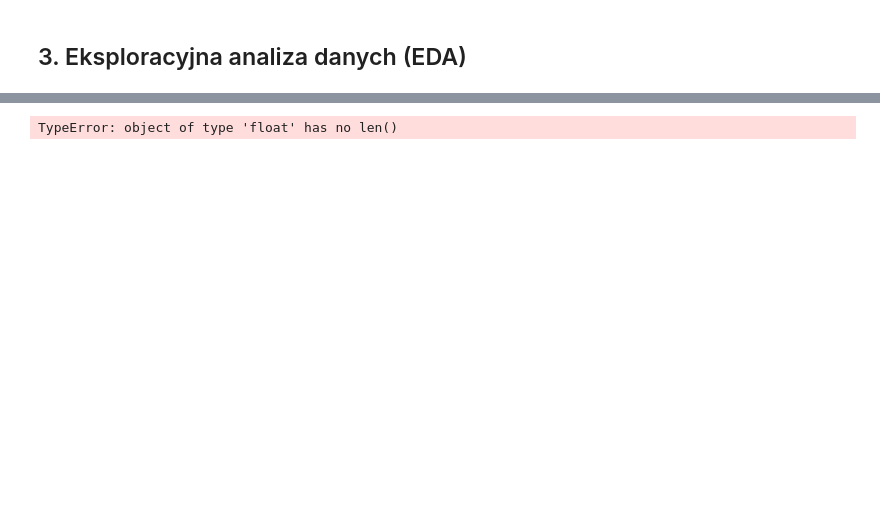
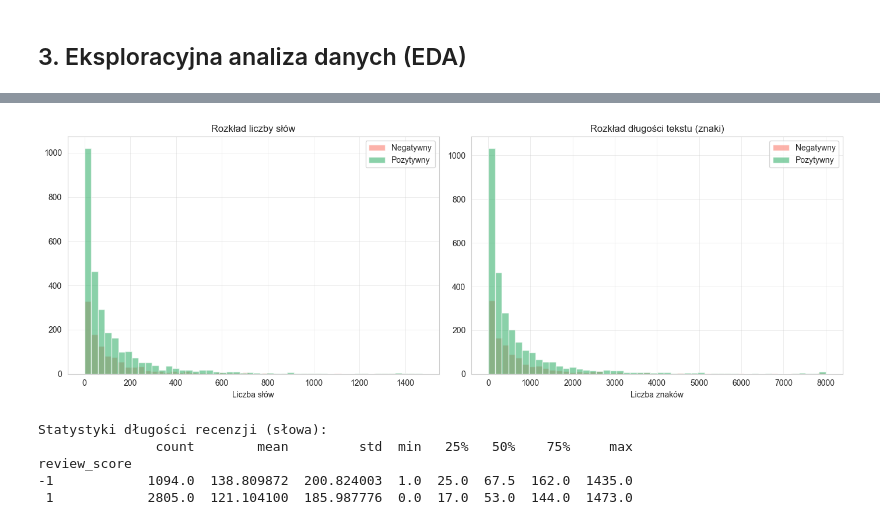
Before and after one commit to WhatTheGo/AnalizaSentymentuSteam, a Jupyter notebook: 01_dane_i_przetwarzanie.ipynb, the cells around one changed output, grey strips where cells are left out. Saved outputs shown, nothing was run; the diff lists cells and outputs as text; code cells hidden in the pictures; blank space fills up the shorter version.

```diff
--- a/01_dane_i_przetwarzanie.ipynb
+++ b/01_dane_i_przetwarzanie.ipynb
@@ -101,29 +102,34 @@ plt.show()
 # %%
 # Długość recenzji
 df["text_length"] = df[TEXT_COL].astype(str).apply(len)
 df["word_count"] = df[TEXT_COL].astype(str).apply(
     lambda x: len(x.split())
 )
 
 fig, axes = plt.subplots(1, 2, figsize=(14, 5))
 
 for sent, color, label in [(-1, "salmon", "Negatywny"), (1, "mediumseagreen", "Pozytywny")]:
-    subset = df[df["sentiment"] == sent]
+    subset = df[df[RATING_COL] == sent]
     axes[0].hist(subset["word_count"], bins=50, alpha=0.6, label=label, color=color)
     axes[1].hist(subset["text_length"], bins=50, alpha=0.6, label=label, color=color)
 
 axes[0].set_title("Rozkład liczby słów")
 axes[0].set_xlabel("Liczba słów")
 axes[0].legend()
 
 axes[1].set_title("Rozkład długości tekstu (znaki)")
 axes[1].set_xlabel("Liczba znaków")
 axes[1].legend()
 
 plt.tight_layout()
 plt.show()
 
 print("Statystyki długości recenzji (słowa):")
-print(df.groupby("sentiment")["word_count"].describe())
+print(df.groupby(RATING_COL)["word_count"].describe())
 # %% [output]
+[figure, added]
-TypeError: object of type 'float' has no len()
+Statystyki długości recenzji (słowa):
+               count        mean         std  min   25%   50%    75%     max
+review_score
+-1            1094.0  138.809872  200.824003  1.0  25.0  67.5  162.0  1435.0
+ 1            2805.0  121.104100  185.987776  0.0  17.0  53.0  144.0  1473.0
```
Also changed, not shown: parts of 4 cells of this notebook, 3 other files.
